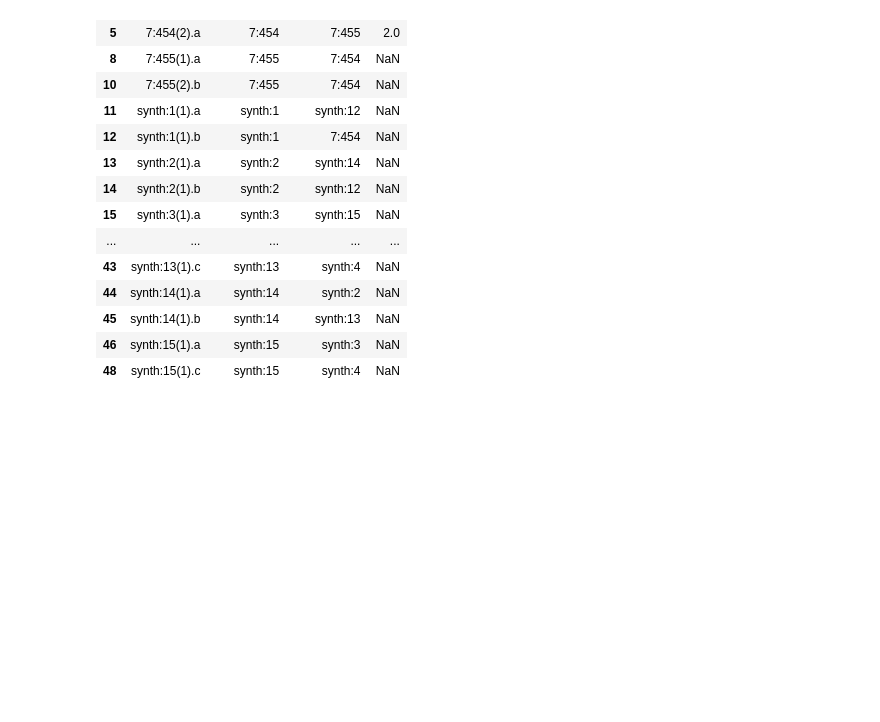
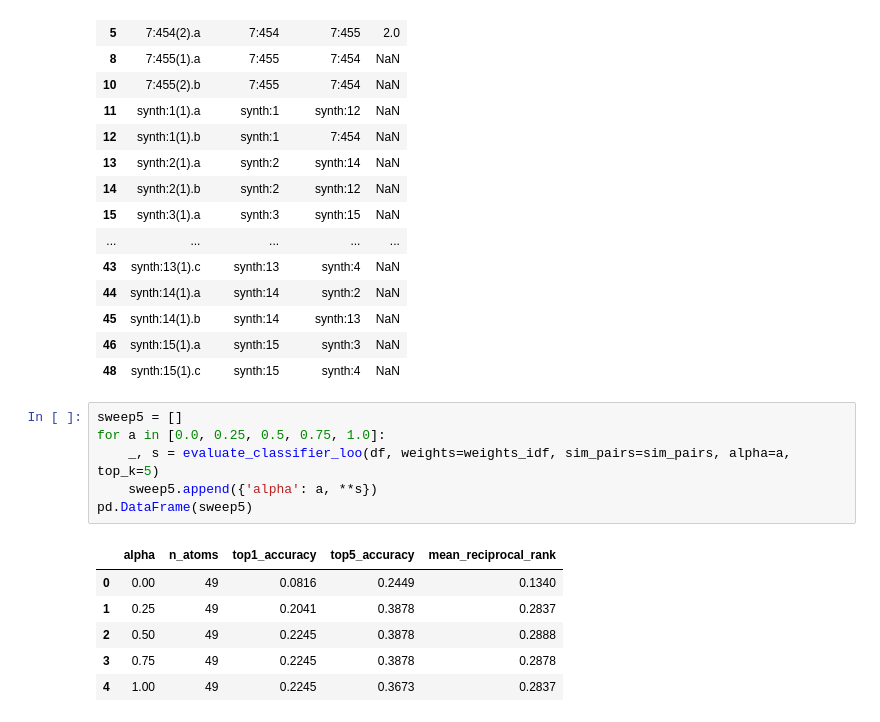
Before and after one commit to robinAssam/ArticleRelationshipModel, a Jupyter notebook: notebooks/01_explore_atoms.ipynb, the cells around one changed output. Saved outputs shown, nothing was run; the diff lists cells and outputs as text; blank space fills up the shorter version.

```diff
--- a/notebooks/01_explore_atoms.ipynb
+++ b/notebooks/01_explore_atoms.ipynb
@@ -657,3 +657,16 @@ misses[['atom_id', 'true_article', 'top1_match', 'rank']]
 | 45 | synth:14(1).b | synth:14 | synth:13 | NaN |
 | 46 | synth:15(1).a | synth:15 | synth:3 | NaN |
 | 48 | synth:15(1).c | synth:15 | synth:4 | NaN |
+# %%
+sweep5 = []
+for a in [0.0, 0.25, 0.5, 0.75, 1.0]:
+    _, s = evaluate_classifier_loo(df, weights=weights_idf, sim_pairs=sim_pairs, alpha=a, top_k=5)
+    sweep5.append({'alpha': a, **s})
+pd.DataFrame(sweep5)
+# %% [output]
+|  | alpha | n_atoms | top1_accuracy | top5_accuracy | mean_reciprocal_rank |
+| 0 | 0.00 | 49 | 0.0816 | 0.2449 | 0.1340 |
+| 1 | 0.25 | 49 | 0.2041 | 0.3878 | 0.2837 |
+| 2 | 0.50 | 49 | 0.2245 | 0.3878 | 0.2888 |
+| 3 | 0.75 | 49 | 0.2245 | 0.3878 | 0.2878 |
+| 4 | 1.00 | 49 | 0.2245 | 0.3673 | 0.2837 |
```
Also changed, not shown: parts of 1 cell of this notebook, 6 other files.
